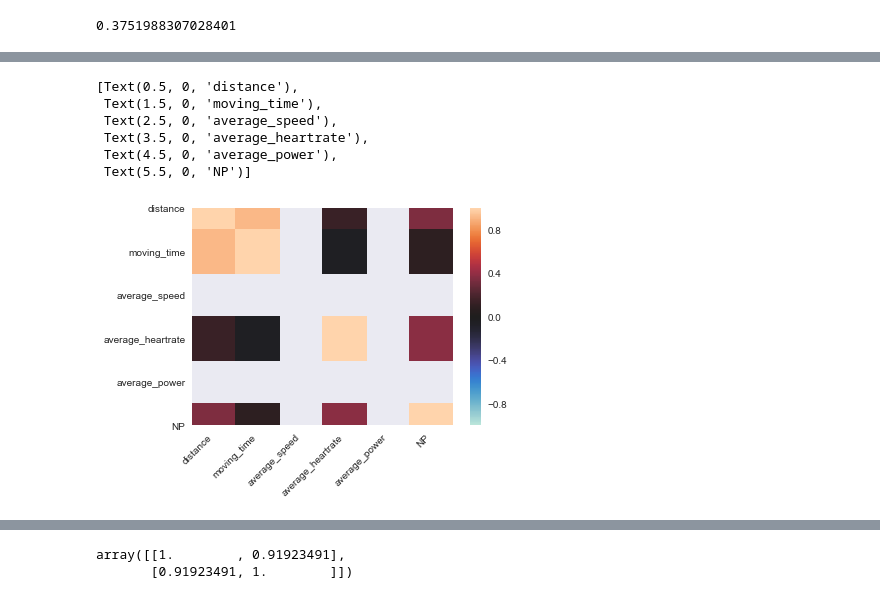
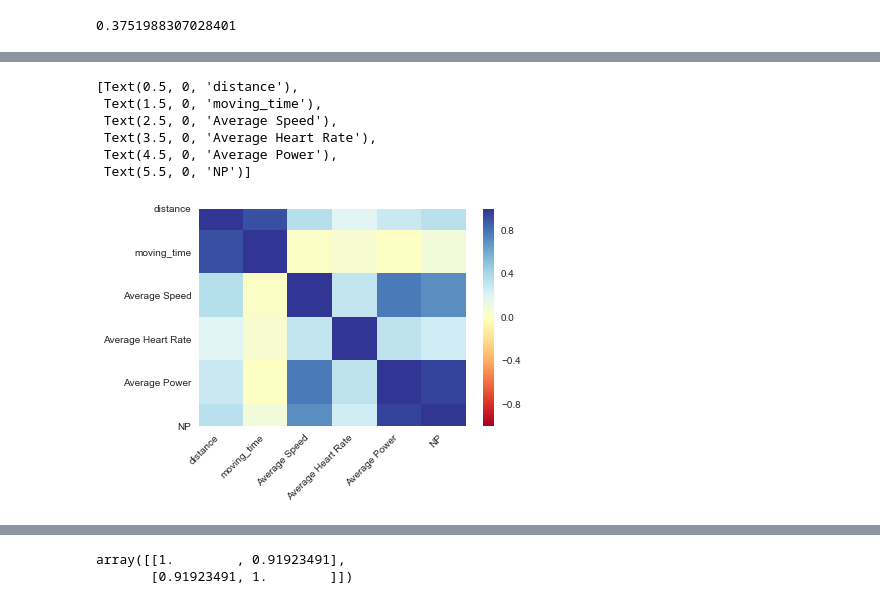
Before and after one commit to bhagyashreedhebe/Portfolios, a Jupyter notebook: Portfolio 1.ipynb, the cells around one changed output, grey strips where cells are left out. Drawn from its saved outputs; the diff is of its cells as text; code cells hidden in the pictures.

```diff
--- a/Portfolio 1.ipynb
+++ b/Portfolio 1.ipynb
@@ -296,5 +266,4 @@ joined_df['NP'].corr(joined_df['average_heartrate'])
 import seaborn as sns
 from pandas import DataFrame
 # %%
-indexes = DataFrame(joined_df, columns = ['distance','moving_time','average_speed', 'average_heartrate','average_power','NP', 'elevation_gain'])
-print(indexes)
+indexes = joined_df[['distance','moving_time','Average Speed', 'Average Heart Rate','Average Power','NP', 'elevation_gain']]
@@ -319,12 +270,12 @@ print(indexes)
 # %%
-corr =indexes.corr()
-ax = sns.heatmap(corr, vmin = -1,vmax=1,center=0, square=True)
+corr =indexes.corr(method='pearson')
+ax = sns.heatmap(corr, vmin = -1,vmax=1, cmap='RdYlBu')
 ax.set_xticklabels(ax.get_xticklabels(),rotation=45,horizontalalignment='right')
 # %% [output]
 [Text(0.5, 0, 'distance'),
  Text(1.5, 0, 'moving_time'),
- Text(2.5, 0, 'average_speed'),
- Text(3.5, 0, 'average_heartrate'),
- Text(4.5, 0, 'average_power'),
+ Text(2.5, 0, 'Average Speed'),
+ Text(3.5, 0, 'Average Heart Rate'),
+ Text(4.5, 0, 'Average Power'),
  Text(5.5, 0, 'NP')]
-[figure, old version]
+[figure, new version]
```
Also changed, not shown: parts of 23 cells of this notebook.
